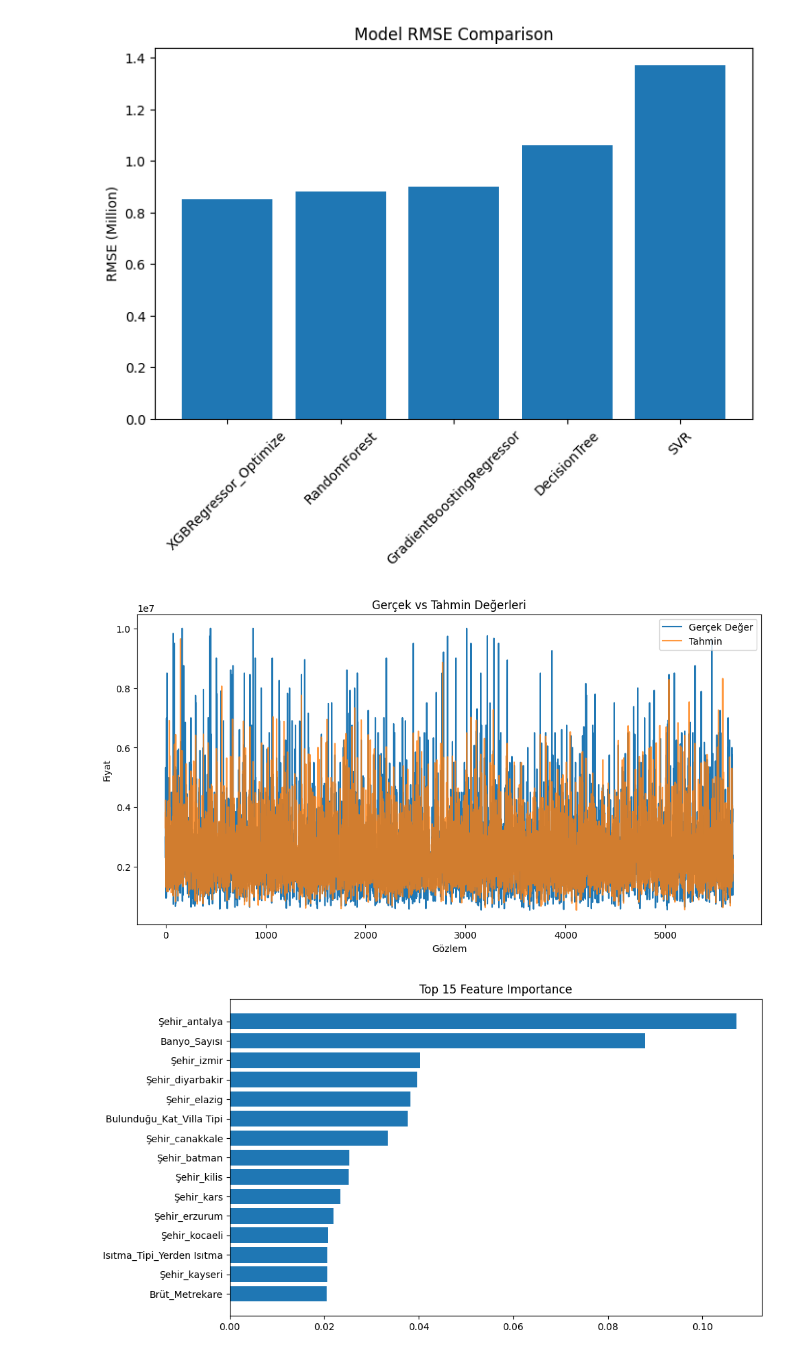
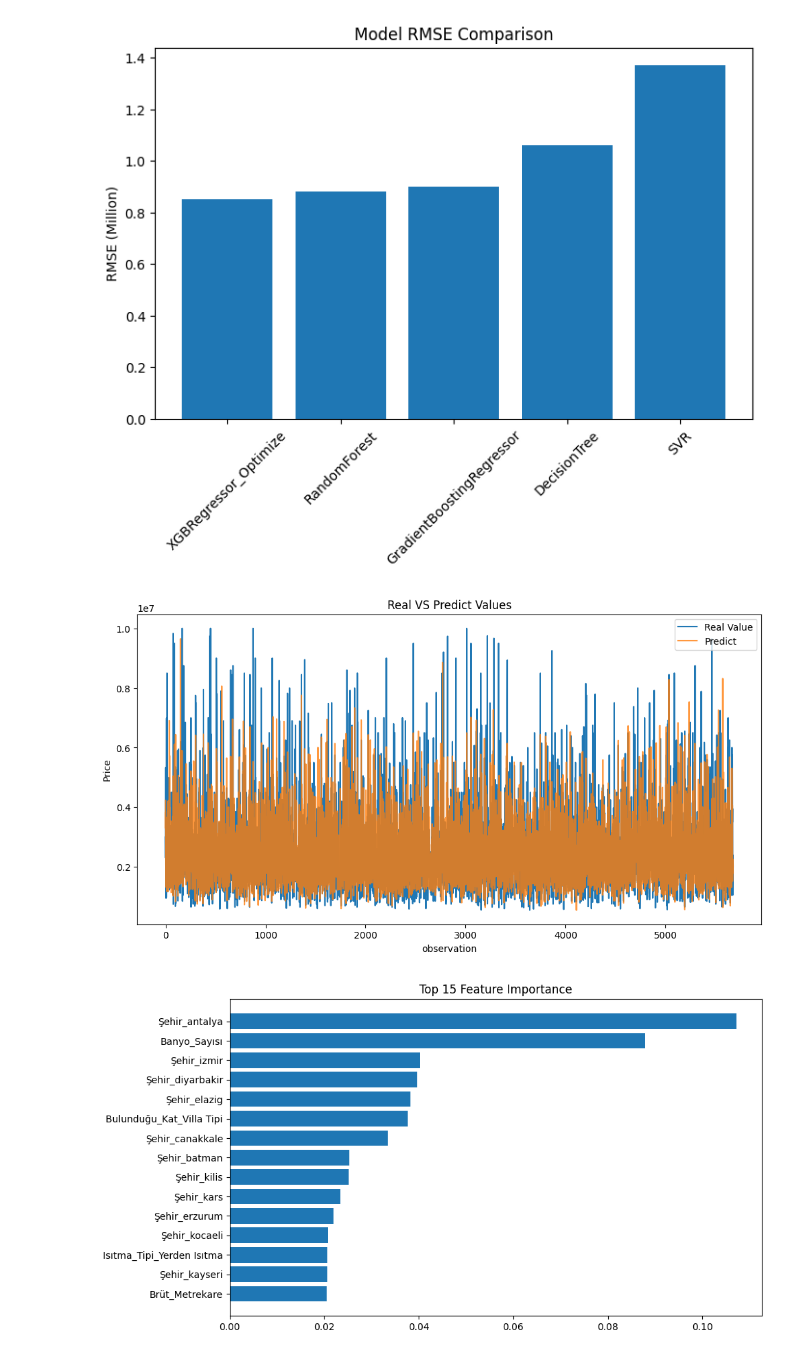
Before and after one commit to Yapay-zeka-dersi-projesi/Ev_fiyat_tahmin_sistemi, a Jupyter notebook: model_graphics.ipynb, the cells around one changed output. Cells and saved outputs as stored; diff of their text form; code cells hidden in the pictures.

Commit message:
- rename to comperasion graphic

```diff
--- a/model_graphics.ipynb
+++ b/model_graphics.ipynb
@@ -78,18 +78,18 @@ plt.show()
 # %%
 plt.figure(figsize=(12,6))
 
 
-plt.plot(y_test.values, label="Gerçek Değer")
-plt.plot(y_pred_best, label="Tahmin", alpha=0.8)
+plt.plot(y_test.values, label="Real Value")
+plt.plot(y_pred_best, label="Predict", alpha=0.8)
 
-plt.title("Gerçek vs Tahmin Değerleri")
-plt.xlabel("Gözlem")
-plt.ylabel("Fiyat")
+plt.title("Real VS Predict Values")
+plt.xlabel("observation")
+plt.ylabel("Price")
 
 plt.legend()
 plt.show()
 # %% [output]
-[figure, old version]
+[figure, new version]
 # %%
 import pandas as pd
 
```
